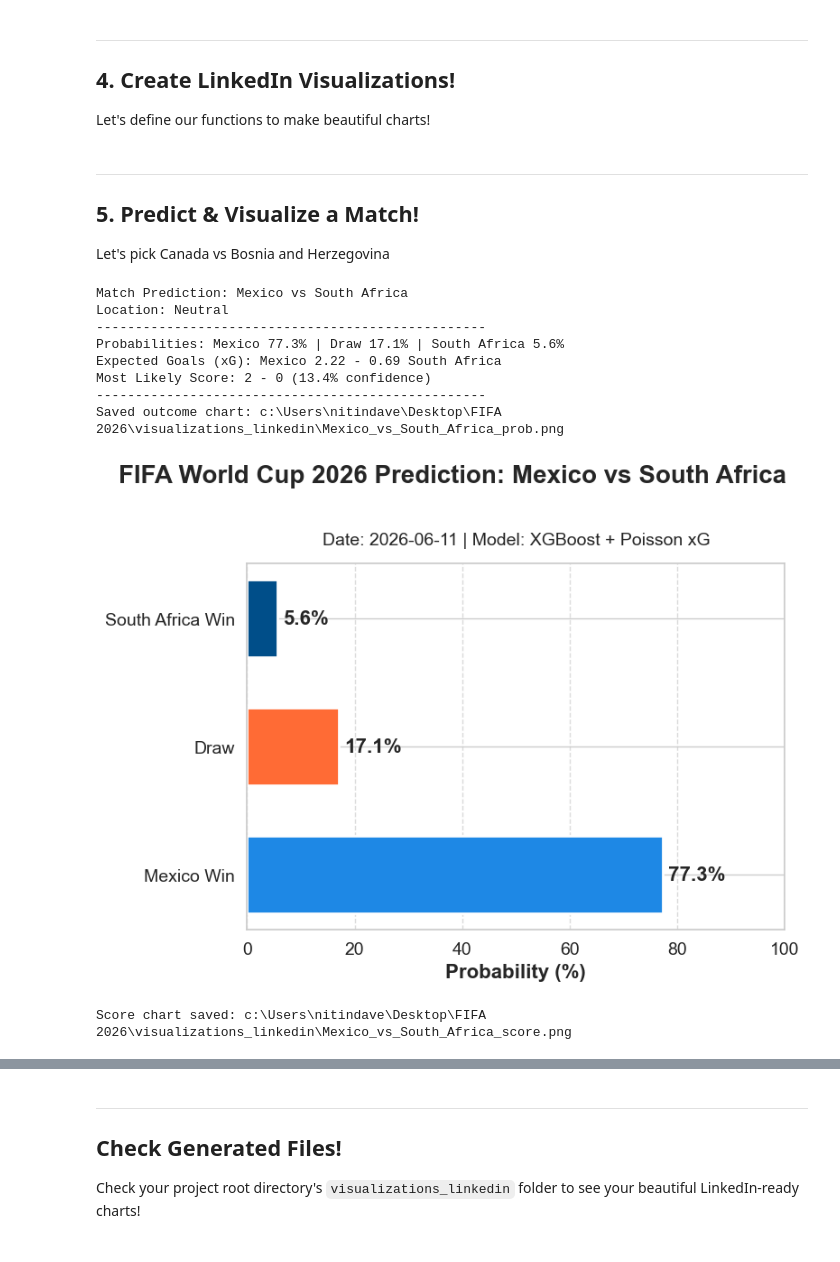
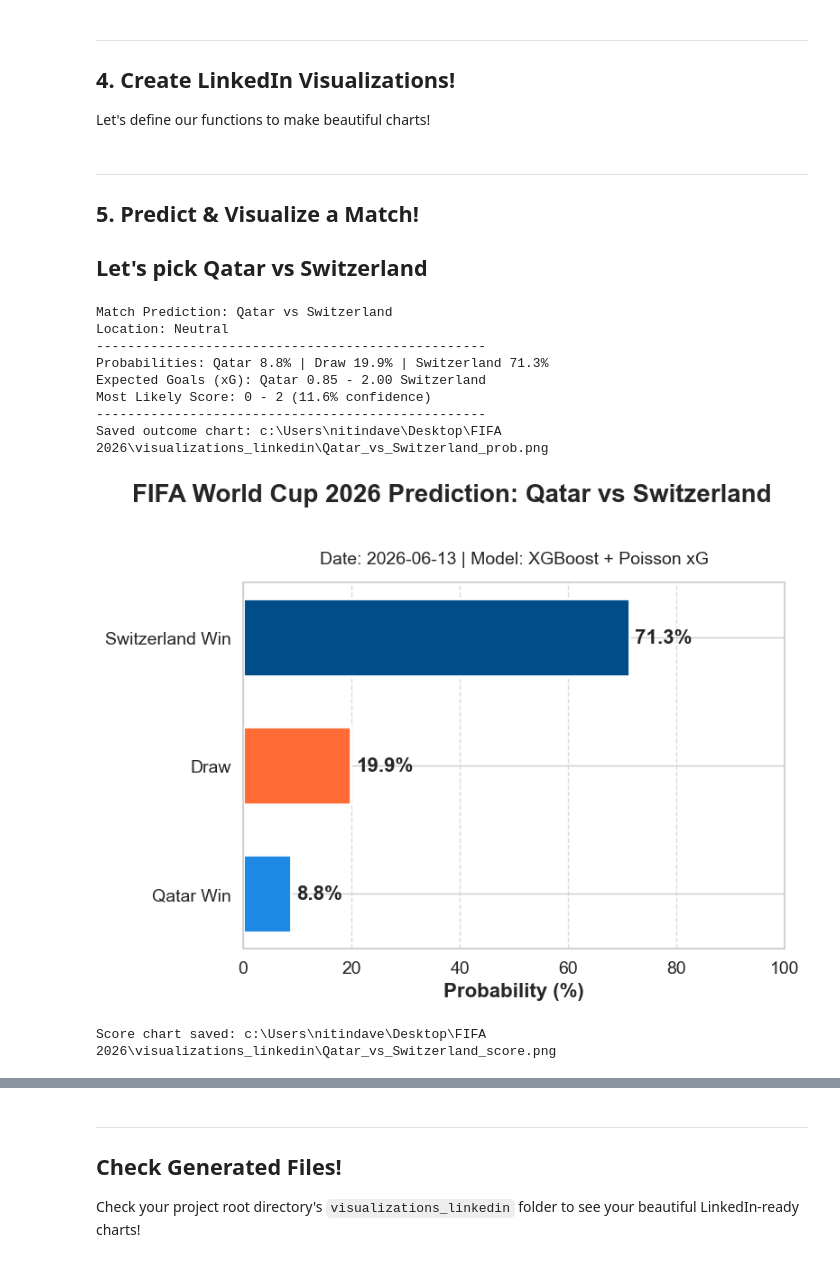
Before and after one commit to nitindavegit/FIFA-2026-Predictions, a Jupyter notebook: notebooks/04_LinkedIn_Presentation.ipynb, the cells around one changed output, grey strips where cells are left out. Saved outputs shown, nothing was run; the diff lists cells and outputs as text; code cells hidden in the pictures.

```diff
--- a/notebooks/04_LinkedIn_Presentation.ipynb
+++ b/notebooks/04_LinkedIn_Presentation.ipynb
@@ -84,7 +87,7 @@ matches[['home_team', 'away_team', 'tournament']]
 
 Let's define our functions to make beautiful charts!
 # %%
-def generate_outcome_chart(home_team, away_team, probs, date_str="2026-06-12"):
+def generate_outcome_chart(home_team, away_team, probs, date_str="2026-06-13"):
     fig, ax = plt.subplots(figsize=FIGSIZE, dpi=DPI)
 
     colors = ["#1E88E5", "#FF6B35", "#004E89"]
@@ -117,7 +120,7 @@ def generate_outcome_chart(home_team, away_team, probs, date_str="2026-06-12"):
     plt.show()
     plt.close(fig)
 # %%
-def generate_score_heatmap(home_team, away_team, home_xg, away_xg, date_str="2026-06-12"):
+def generate_score_heatmap(home_team, away_team, home_xg, away_xg, date_str="2026-06-13"):
     fig, (ax_heatmap, ax_summary) = plt.subplots(ncols=2, figsize=FIGSIZE, dpi=DPI, gridspec_kw={'width_ratios': [3, 1]})
 
     max_goals=5
@@ -170,21 +173,21 @@ def generate_score_heatmap(home_team, away_team, home_xg, away_xg, date_str="202
 ---
 ## 5. Predict & Visualize a Match!
 
-Let's pick Canada vs Bosnia and Herzegovina
+## Let's pick Qatar vs Switzerland
 # %%
-pred = predict_match("Canada", "Bosnia and Herzegovina")
+pred = predict_match("Qatar", "Switzerland")
 if pred:
     probs, (home_xg, away_xg) = pred['probs'], pred['xg']
-    generate_outcome_chart("Canada", "Bosnia and Herzegovina", probs)
-    generate_score_heatmap("Canada", "Bosnia and Herzegovina", home_xg, away_xg)
+    generate_outcome_chart("Qatar", "Switzerland", probs)
+    generate_score_heatmap("Qatar", "Switzerland", home_xg, away_xg)
 # %% [output]
-Match Prediction: Mexico vs South Africa
+Match Prediction: Qatar vs Switzerland
 Location: Neutral
 --------------------------------------------------
-Probabilities: Mexico 77.3% | Draw 17.1% | South Africa 5.6%
-Expected Goals (xG): Mexico 2.22 - 0.69 South Africa
-Most Likely Score: 2 - 0 (13.4% confidence)
+Probabilities: Qatar 8.8% | Draw 19.9% | Switzerland 71.3%
+Expected Goals (xG): Qatar 0.85 - 2.00 Switzerland
+Most Likely Score: 0 - 2 (11.6% confidence)
 --------------------------------------------------
-Saved outcome chart: c:\Users\nitindave\Desktop\FIFA 2026\visualizations_linkedin\Mexico_vs_South_Africa_prob.png
+Saved outcome chart: c:\Users\nitindave\Desktop\FIFA 2026\visualizations_linkedin\Qatar_vs_Switzerland_prob.png
-[figure, old version]
+[figure, new version]
-Score chart saved: c:\Users\nitindave\Desktop\FIFA 2026\visualizations_linkedin\Mexico_vs_South_Africa_score.png
+Score chart saved: c:\Users\nitindave\Desktop\FIFA 2026\visualizations_linkedin\Qatar_vs_Switzerland_score.png
```
Also changed, not shown: parts of 10 cells of this notebook.
